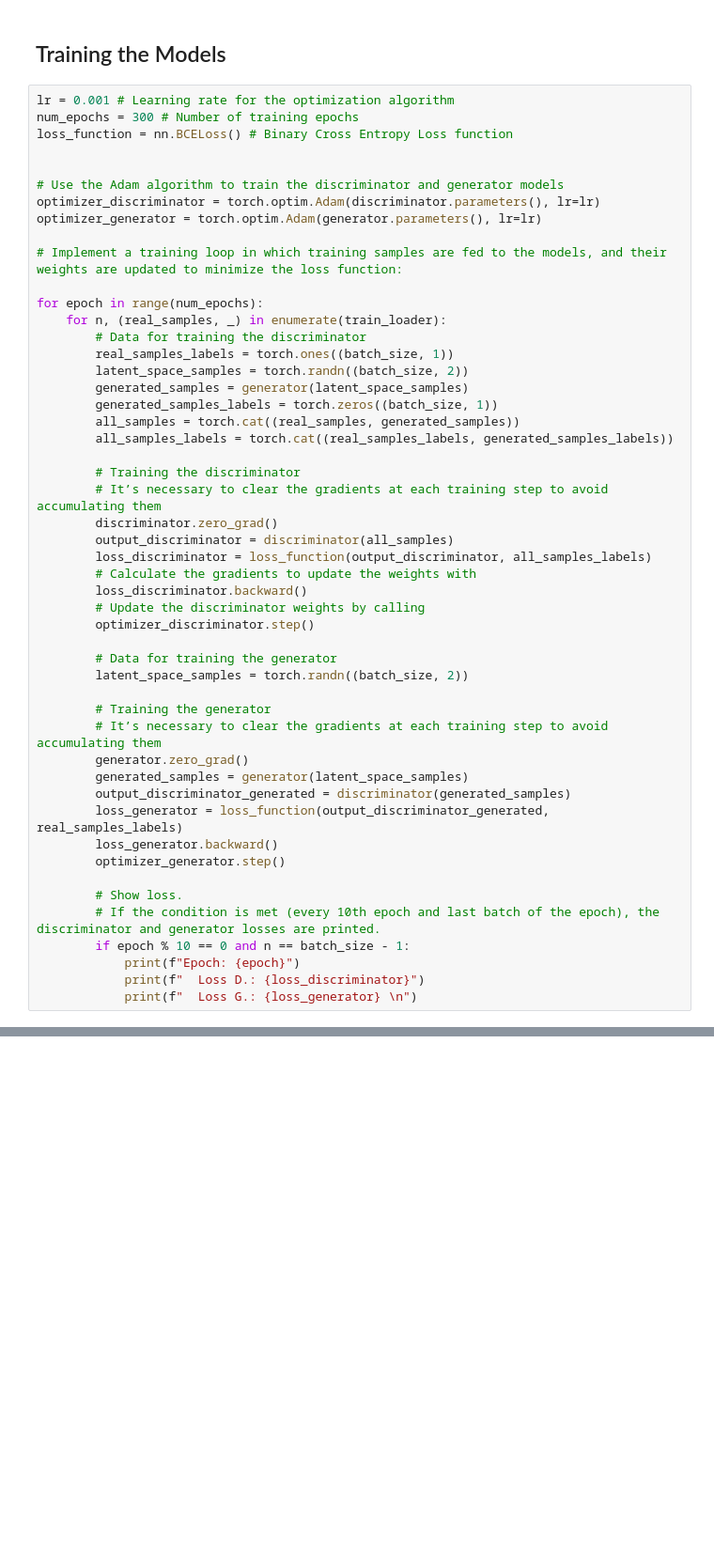
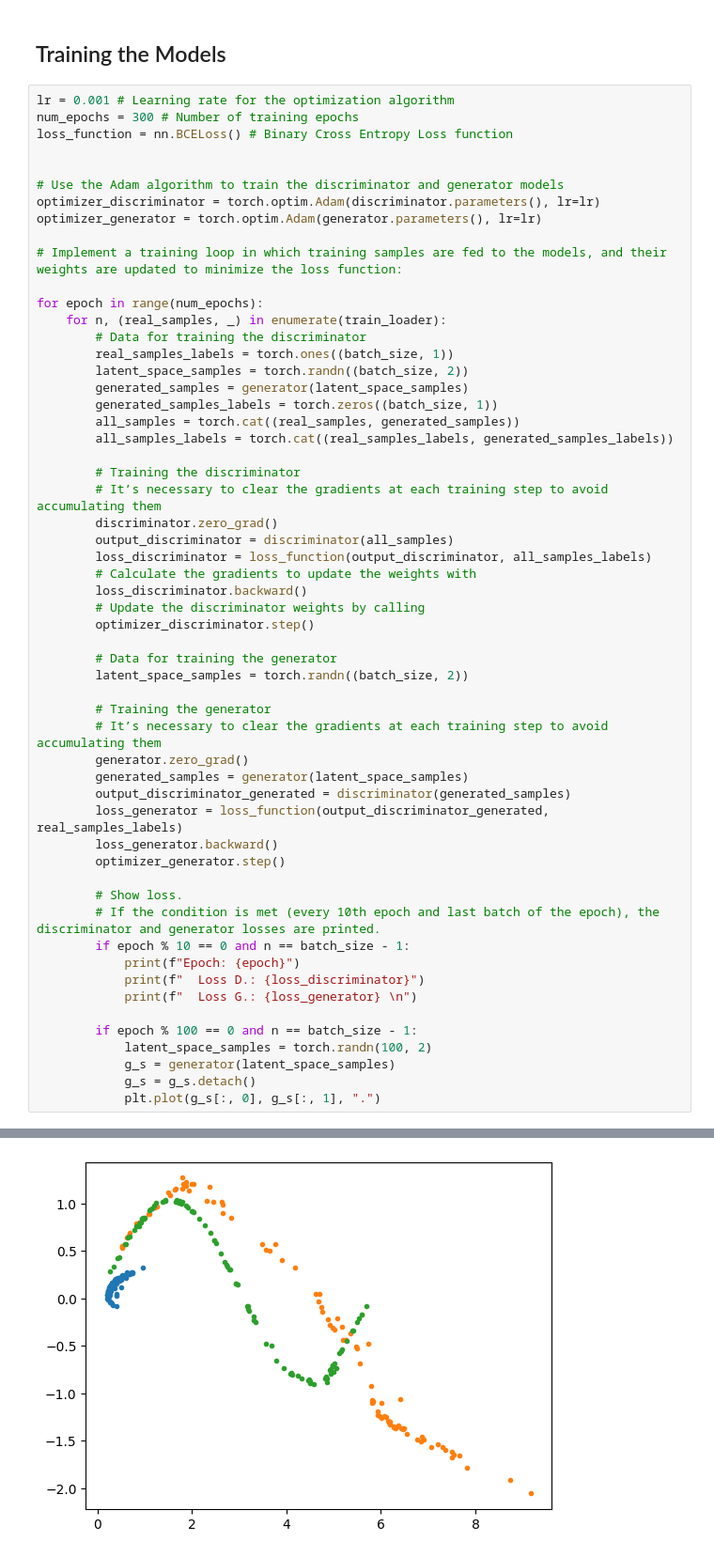
Before and after one commit to BehrangEbrahimi13/Repo_Paper_01, a Jupyter notebook: GANs.ipynb, the cells around one changed output, grey strips where cells are left out. Shown at 94% size. Saved outputs shown, nothing was run; the diff lists cells and outputs as text; blank space fills up the shorter version.

Commit message:
Checking the Samples Generated by the GAN

```diff
--- a/GANs.ipynb
+++ b/GANs.ipynb
@@ -168,3 +168,10 @@ for epoch in range(num_epochs):
             print(f"Epoch: {epoch}")
             print(f"  Loss D.: {loss_discriminator}")
             print(f"  Loss G.: {loss_generator} \n")
+
+        if epoch % 100 == 0 and n == batch_size - 1:
+            latent_space_samples = torch.randn(100, 2)
+            g_s = generator(latent_space_samples)
+            g_s = g_s.detach()
+            plt.plot(g_s[:, 0], g_s[:, 1], ".")
+# %% [output]
@@ -170,0 +195 @@ for epoch in range(num_epochs):
+[figure, added]
```
Also changed, not shown: parts of 3 cells of this notebook.
